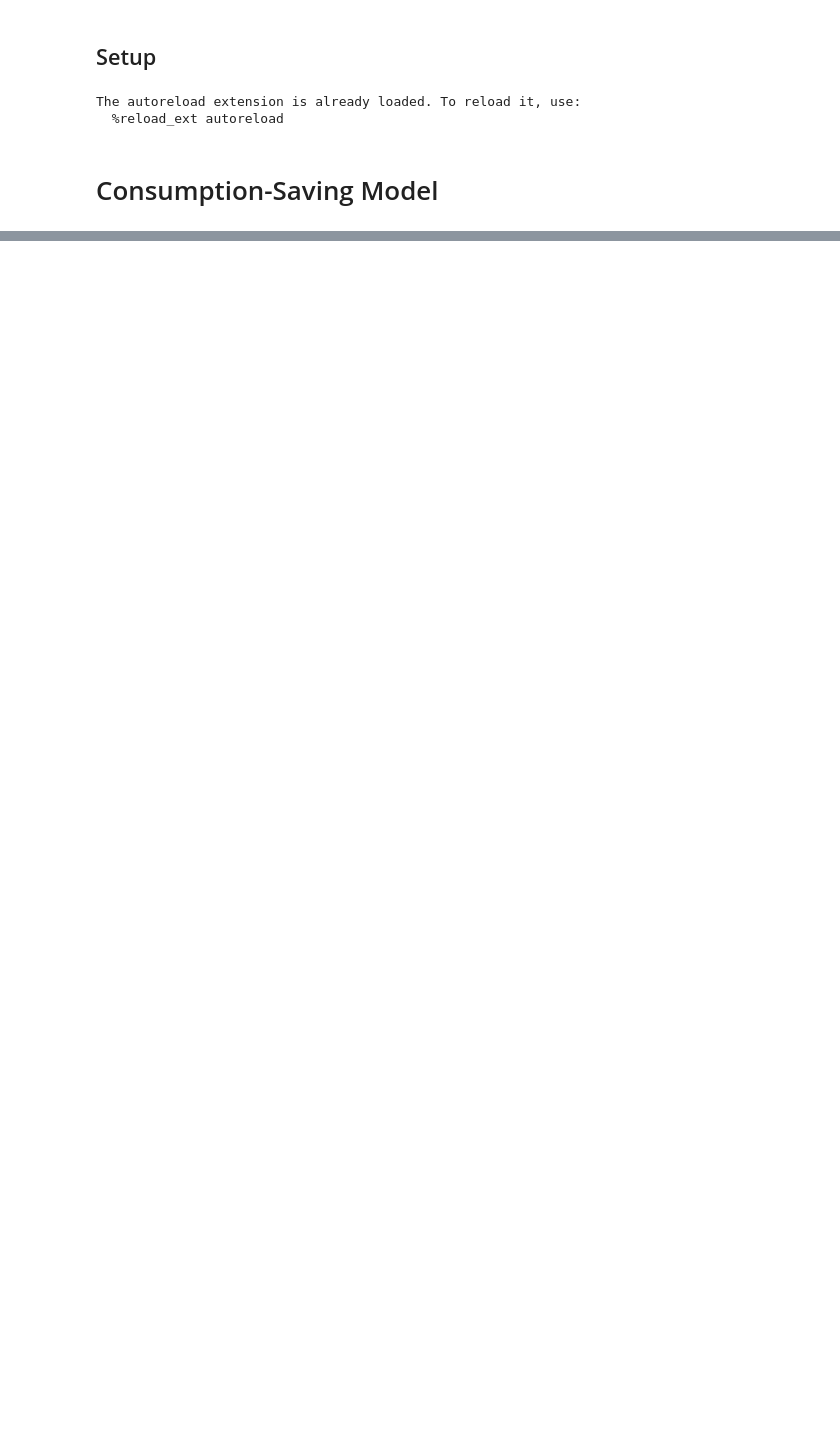
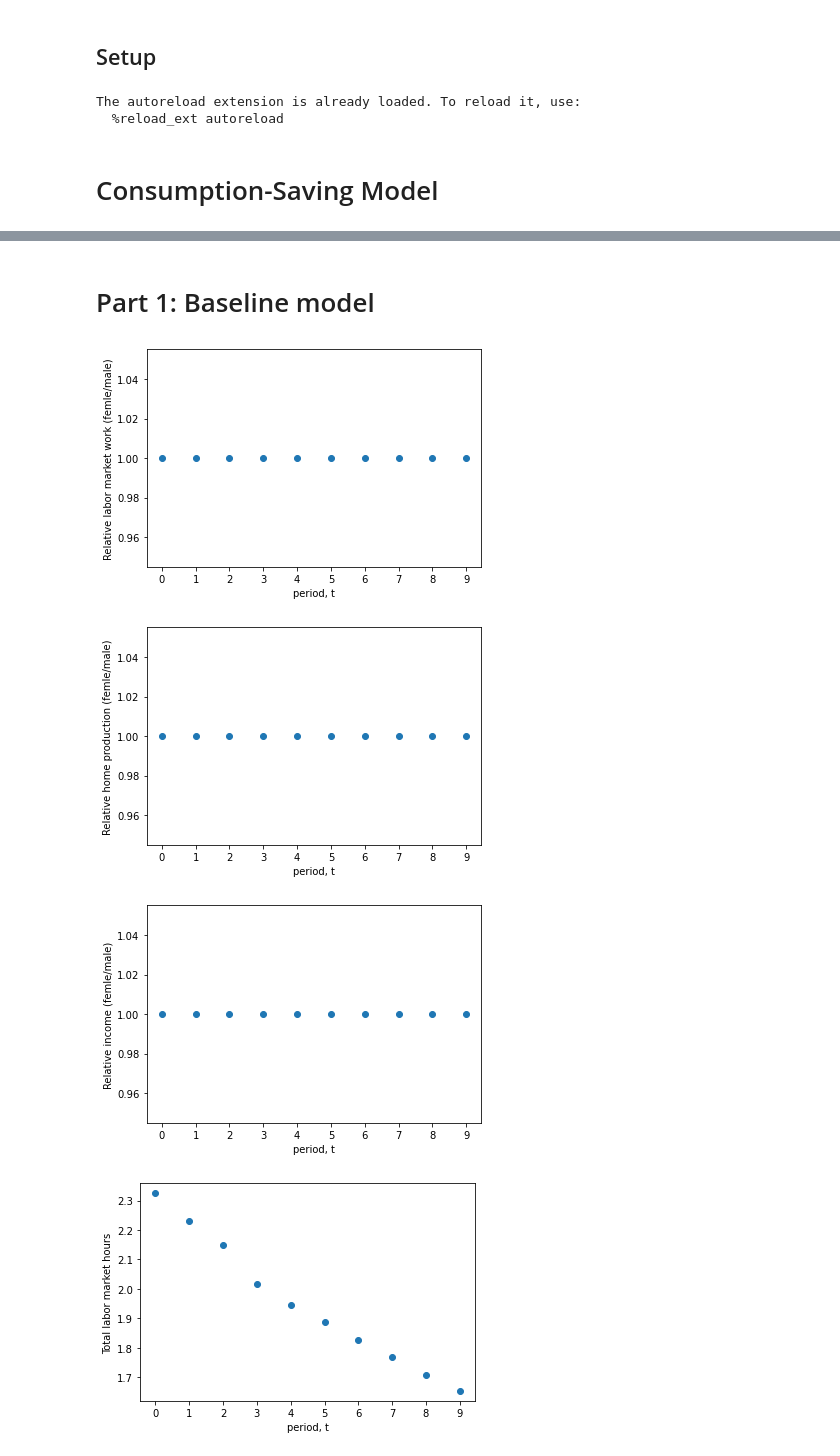
Before and after one commit to NumEconCopenhagen/projects-2023-aca, a Jupyter notebook: modelproject/modelproject code.ipynb, the cells around one changed output, grey strips where cells are left out. Cells and saved outputs as stored; diff of their text form; code cells hidden in the pictures; blank space fills up the shorter version.

```diff
--- a/modelproject/modelproject code.ipynb
+++ b/modelproject/modelproject code.ipynb
@@ -115,0 +48,4 @@ rel_h = np.mean(getattr(sim,'h1'),axis=0) / np.mean(getattr(sim,'h2'),axis=0)
+# %% [markdown]
+# Part 1: Baseline model
+# %%
+model1 = model.copy()
@@ -115,0 +54,34 @@ rel_h = np.mean(getattr(sim,'h1'),axis=0) / np.mean(getattr(sim,'h2'),axis=0)
+# %%
+# Male to female ratio of labor hours and home production
+rel_l = np.round(np.mean(getattr(model1.sim,'l2'),axis=0) / np.mean(getattr(model1.sim,'l1'),axis=0), 1)
+rel_h = np.round(np.mean(getattr(model1.sim,'h2'),axis=0) / np.mean(getattr(model1.sim,'h1'),axis=0), 1)
+rel_in = np.round(np.mean(getattr(model1.sim,'income2'),axis=0) / np.mean(getattr(model1.sim,'income1'),axis=0), 1)
+
+# Total labor hours and home production
+total_l = np.mean(getattr(model1.sim,'l1') + getattr(model1.sim,'l2'),axis=0)
+total_h = np.mean(getattr(model1.sim,'h1') + getattr(model1.sim,'h2'),axis=0)
+# %%
+fig, ax = plt.subplots()
+ax.scatter(range(par.simT),rel_l,label='Simulated')
+ax.set(xlabel='period, t',ylabel='Relative labor market work (femle/male)',xticks=range(par.simT));
+
+fig, ax = plt.subplots()
+ax.scatter(range(par.simT),rel_h,label='Simulated')
+ax.set(xlabel='period, t',ylabel='Relative home production (femle/male)',xticks=range(par.simT));
+
+fig, ax = plt.subplots()
+ax.scatter(range(par.simT),rel_in,label='Simulated')
+ax.set(xlabel='period, t',ylabel='Relative income (femle/male)',xticks=range(par.simT));
+
+fig, ax = plt.subplots()
+ax.scatter(range(par.simT),total_l,label='Simulated')
+ax.set(xlabel='period, t',ylabel='Total labor market hours',xticks=range(par.simT));
+
+fig, ax = plt.subplots()
+ax.scatter(range(par.simT),total_h,label='Simulated')
+ax.set(xlabel='period, t',ylabel='Total home production',xticks=range(par.simT));
+# %% [output]
+[figure, added]
+[figure, added]
+[figure, added]
+[figure, added]
```
Also changed, not shown: parts of 56 cells of this notebook, 2 other files.
